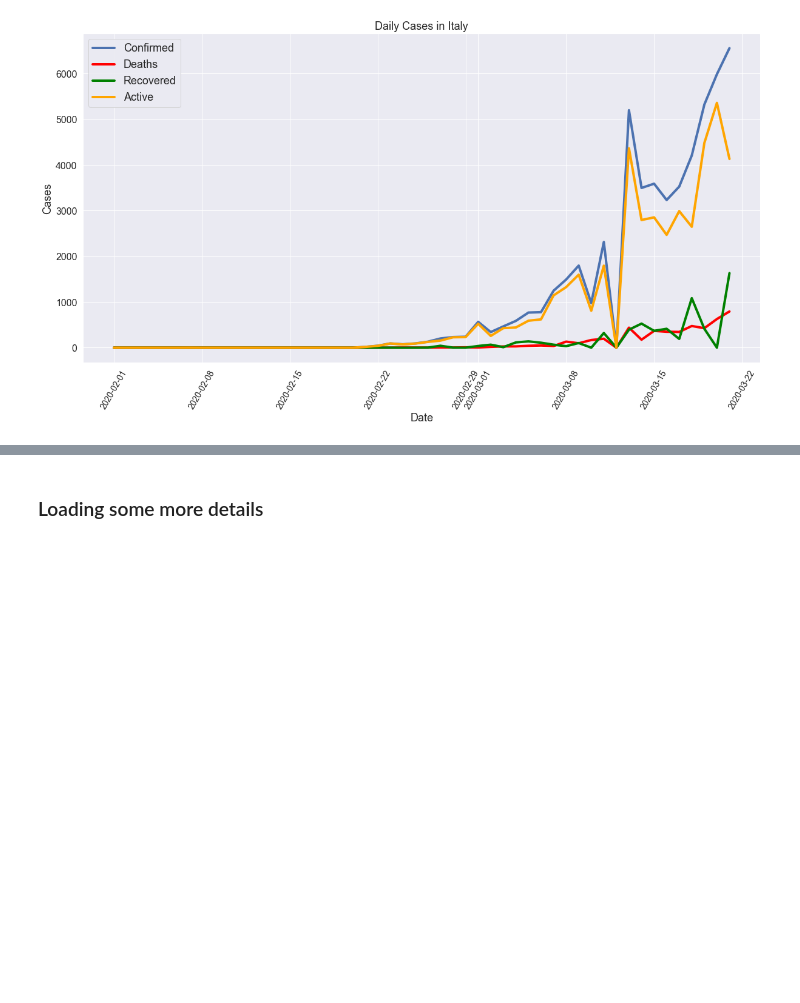
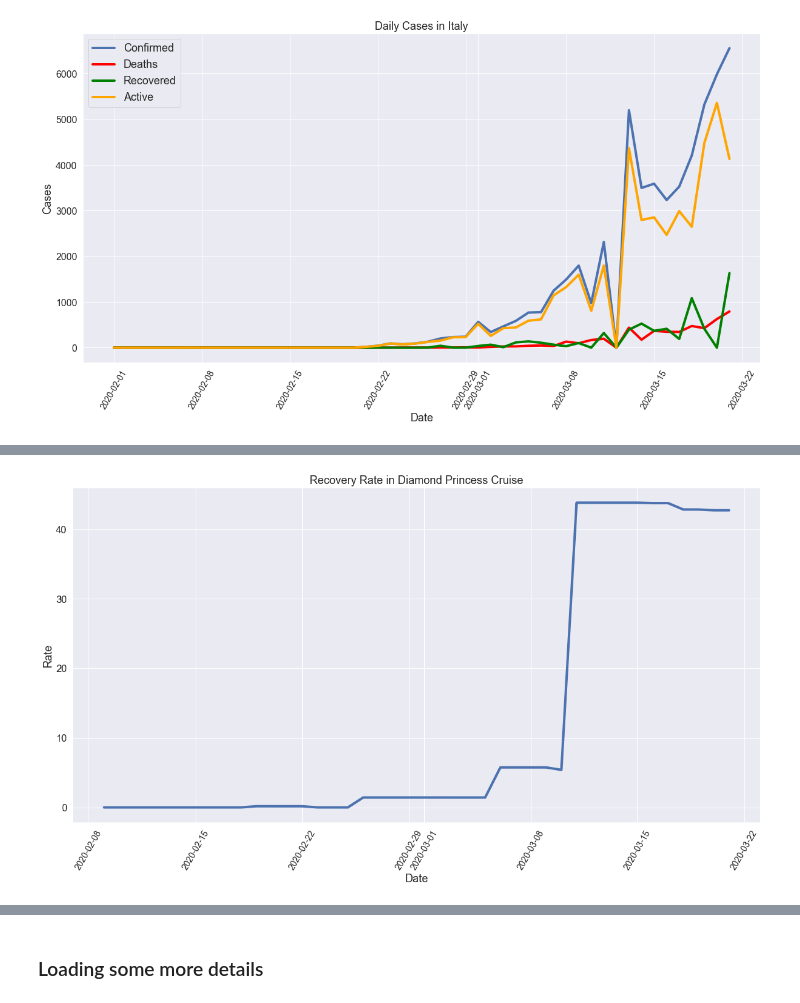
Before and after one commit to gachet/Coronavirus-2019-Analysis, a Jupyter notebook: Coronavirus_Analysis.ipynb, the cells around one changed output, grey strips where cells are left out. Saved outputs shown, nothing was run; the diff lists cells and outputs as text; code cells hidden in the pictures; blank space fills up the shorter version.

```diff
--- a/Coronavirus_Analysis.ipynb
+++ b/Coronavirus_Analysis.ipynb
@@ -320,0 +364,4 @@ daily_cases(total_cases_italy, 'Daily Cases in Italy')
+# %%
+recovery_rate(diamon_princess, 'Recovery Rate in Diamond Princess Cruise')
+# %% [output]
+[figure, added]
```
Also changed, not shown: parts of 15 cells of this notebook.
